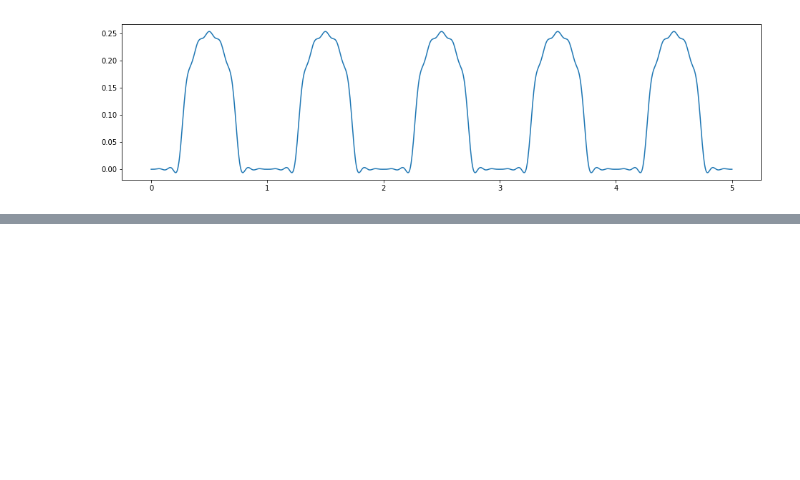
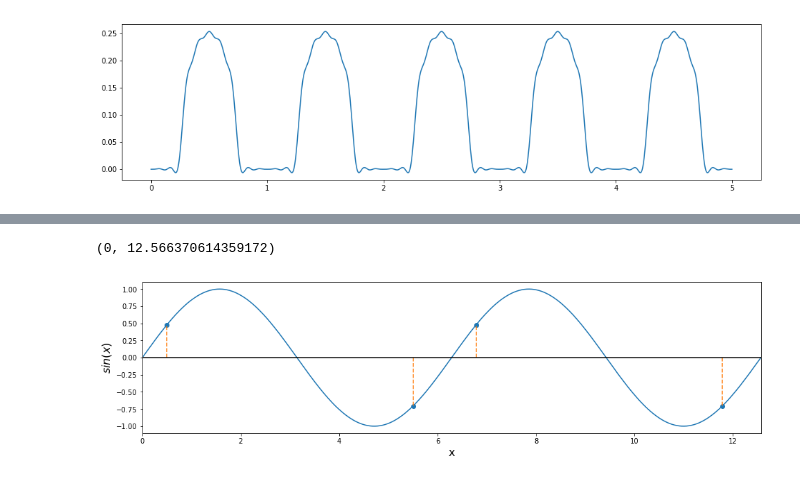
Before and after one commit to orlandpm/Math-for-Programmers, a Jupyter notebook: Chapter 13/figures/Make Figures.ipynb, the cells around one changed output, grey strips where cells are left out. Drawn from its saved outputs; the diff is of its cells as text; code cells hidden in the pictures; blank space fills up the shorter version.

```diff
--- a/Chapter 13/figures/Make Figures.ipynb
+++ b/Chapter 13/figures/Make Figures.ipynb
@@ -507,0 +526,15 @@ plt.savefig('13.29.svg')
+# %%
+plot_function(lambda t: sin(t),0,4*pi)
+# plt.xticks([0,pi,2*pi,3*pi,4*pi],['$0$','$\pi$','$2\pi$','$3\pi$','$4\pi$'],fontsize=14)
+plt.ylabel('$sin(x)$',fontsize=16)
+plt.xlabel('x',fontsize=16)
+plt.gcf().set_size_inches(16,4)
+for x in [0.5,0.5+2*pi, 5.5, 5.5+2*pi]:
+    plt.plot([x,x],[0,sin(x)],c='C1',linestyle='dashed')
+    plt.scatter([x],[sin(x)],c="C0")
+plt.plot([0,4*pi],[0,0],c="k")
+plt.savefig('13.9.svg')
+plt.xlim(0,4*pi)
+# %% [output]
+(0, 12.566370614359172)
+[figure, added]
```
Also changed, not shown: parts of 10 cells of this notebook, 30 other files.
